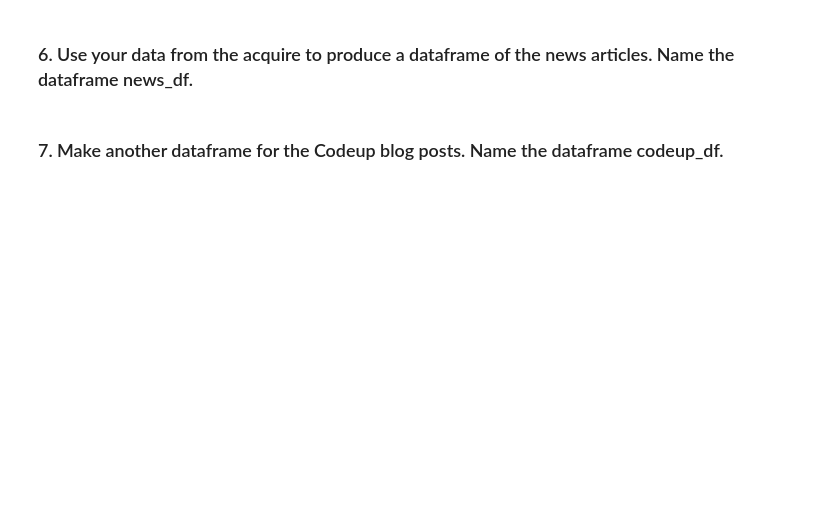
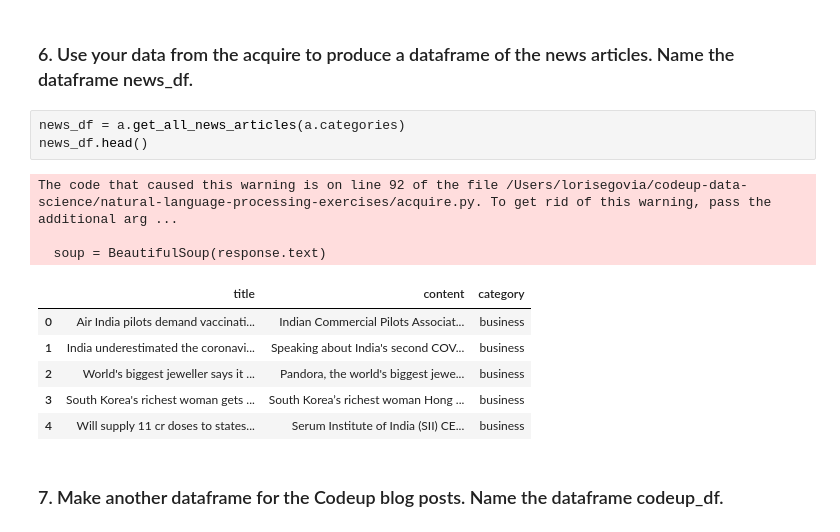
Before and after one commit to segovialori/natural-language-processing-exercises, a Jupyter notebook: prepare_exercises.ipynb, the cells around one changed output. Saved outputs shown, nothing was run; the diff lists cells and outputs as text; blank space fills up the shorter version.

```diff
--- a/prepare_exercises.ipynb
+++ b/prepare_exercises.ipynb
@@ -175,4 +294,17 @@ def remove_stopwords(text):
 # %% [markdown]
 ### 6. Use your data from the acquire to produce a dataframe of the news articles. Name the dataframe news_df.
+# %%
+news_df = a.get_all_news_articles(a.categories)
+news_df.head()
+# %% [output]
+The code that caused this warning is on line 92 of the file /Users/lorisegovia/codeup-data-science/natural-language-processing-exercises/acquire.py. To get rid of this warning, pass the additional arg ...
+
+  soup = BeautifulSoup(response.text)
+|  | title | content | category |
+| 0 | Air India pilots demand vaccinati... | Indian Commercial Pilots Associat... | business |
+| 1 | India underestimated the coronavi... | Speaking about India's second COV... | business |
+| 2 | World's biggest jeweller says it ... | Pandora, the world's biggest jewe... | business |
+| 3 | South Korea's richest woman gets ... | South Korea’s richest woman Hong ... | business |
+| 4 | Will supply 11 cr doses to states... | Serum Institute of India (SII) CE... | business |
 # %% [markdown]
 ### 7. Make another dataframe for the Codeup blog posts. Name the dataframe codeup_df.
```
Also changed, not shown: parts of 36 cells of this notebook.
